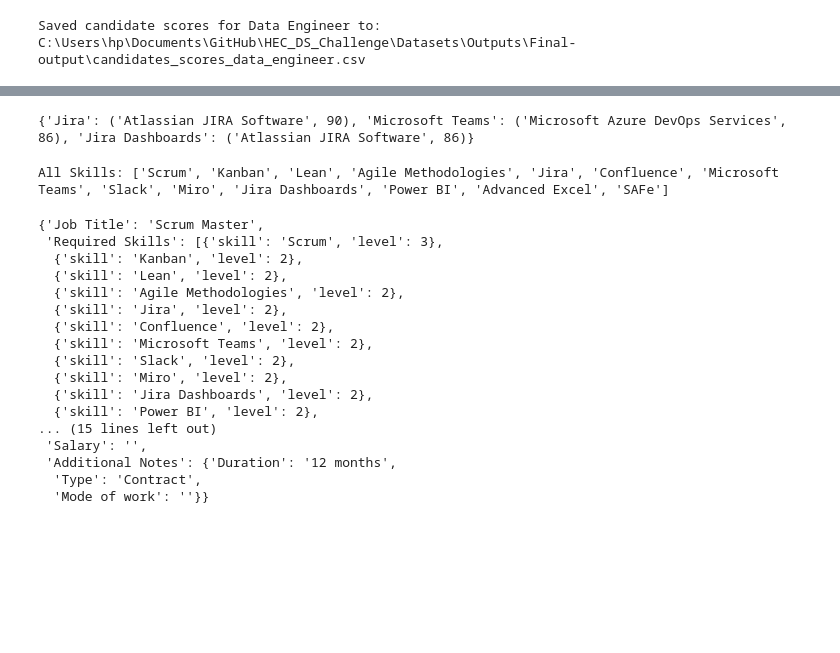
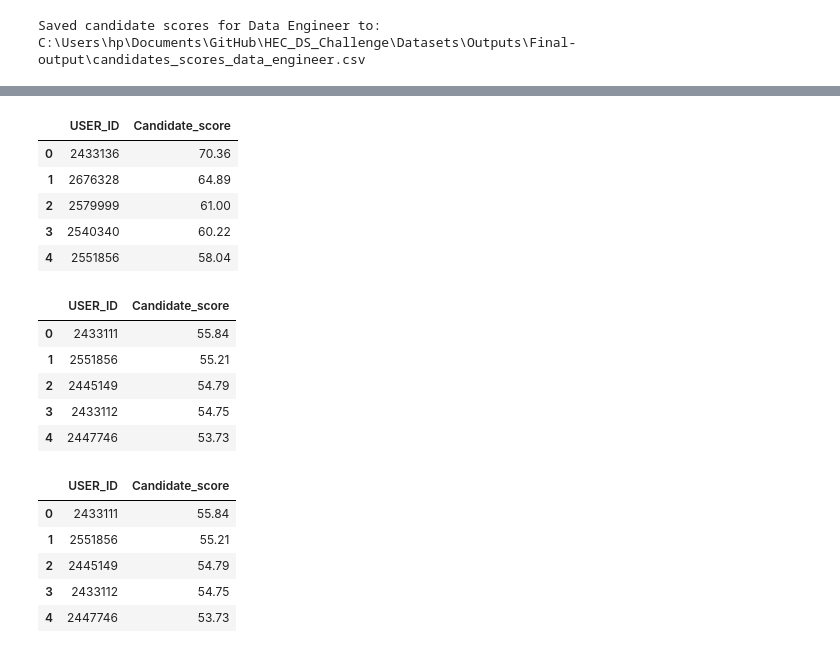
Before and after one commit to Yashsethi24/Skillfinder.AI_HEC_Data_Science_Challenge, a Jupyter notebook: Jupyter_notebooks/Step-5-Final_scoring_score.ipynb, the cells around one changed output, grey strips where cells are left out. Drawn from its saved outputs; the diff is of its cells as text; code cells hidden in the pictures; blank space fills up the shorter version.

```diff
--- a/Jupyter_notebooks/Step-5-Final_scoring_score.ipynb
+++ b/Jupyter_notebooks/Step-5-Final_scoring_score.ipynb
@@ -867,38 +464,0 @@ required_skills = skills_df[skills_df['DOMAIN_DSC'] == 'Agile Delivery']['SKILLS
-# %%
-matches = match_skills(all_skills, required_skills)
-print(matches)
-# %% [output]
-{'Jira': ('Atlassian JIRA Software', 90), 'Microsoft Teams': ('Microsoft Azure DevOps Services', 86), 'Jira Dashboards': ('Atlassian JIRA Software', 86)}
-# %%
-# Extract all skills from the JSON file
-def extract_all_skills(job_data):
-    required_skills = [skill['skill'] for skill in job_data.get('Required Skills', [])]
-    preferred_skills = [skill['skill'] for skill in job_data.get('Preferred Skills', [])]
-    all_skills = required_skills + preferred_skills
-    return all_skills
-
-# Get all skills from job_requirements_data
-all_skills = extract_all_skills(job_requirements_data)
-print("All Skills:", all_skills)
-# %% [output]
-All Skills: ['Scrum', 'Kanban', 'Lean', 'Agile Methodologies', 'Jira', 'Confluence', 'Microsoft Teams', 'Slack', 'Miro', 'Jira Dashboards', 'Power BI', 'Advanced Excel', 'SAFe']
-# %%
-job_requirements_data
-# %% [output]
-{'Job Title': 'Scrum Master',
- 'Required Skills': [{'skill': 'Scrum', 'level': 3},
-  {'skill': 'Kanban', 'level': 2},
-  {'skill': 'Lean', 'level': 2},
-  {'skill': 'Agile Methodologies', 'level': 2},
-  {'skill': 'Jira', 'level': 2},
-  {'skill': 'Confluence', 'level': 2},
-  {'skill': 'Microsoft Teams', 'level': 2},
-  {'skill': 'Slack', 'level': 2},
-  {'skill': 'Miro', 'level': 2},
-  {'skill': 'Jira Dashboards', 'level': 2},
-  {'skill': 'Power BI', 'level': 2},
-... (15 lines left out)
- 'Salary': '',
- 'Additional Notes': {'Duration': '12 months',
-  'Type': 'Contract',
-  'Mode of work': ''}}
@@ -904,0 +467,11 @@ job_requirements_data
+# %%
+data_analyst_df1 = pd.read_csv(r"C:\Users\hp\Documents\GitHub\HEC_DS_Challenge\Datasets\Outputs\Final-output\candidates_scores_scrum_master.csv")
+# %%
+data_analyst_df1[['USER_ID', 'Candidate_score']].head(5)
+# %% [output]
+|  | USER_ID | Candidate_score |
+| 0 | 2433136 | 70.36 |
+| 1 | 2676328 | 64.89 |
+| 2 | 2579999 | 61.00 |
+| 3 | 2540340 | 60.22 |
+| 4 | 2551856 | 58.04 |
@@ -904,0 +480,9 @@ job_requirements_data
+# %%
+data_analyst_df2[['USER_ID', 'Candidate_score']].head(5)
+# %% [output]
+|  | USER_ID | Candidate_score |
+| 0 | 2433111 | 55.84 |
+| 1 | 2551856 | 55.21 |
+| 2 | 2445149 | 54.79 |
+| 3 | 2433112 | 54.75 |
+| 4 | 2447746 | 53.73 |
@@ -904,0 +497,9 @@ job_requirements_data
+# %%
+data_analyst_df3.head()
+# %% [output]
+|  | USER_ID | Candidate_score |
+| 0 | 2433111 | 55.84 |
+| 1 | 2551856 | 55.21 |
+| 2 | 2445149 | 54.79 |
+| 3 | 2433112 | 54.75 |
+| 4 | 2447746 | 53.73 |
```
Also changed, not shown: parts of 39 cells of this notebook, 7 other files.
